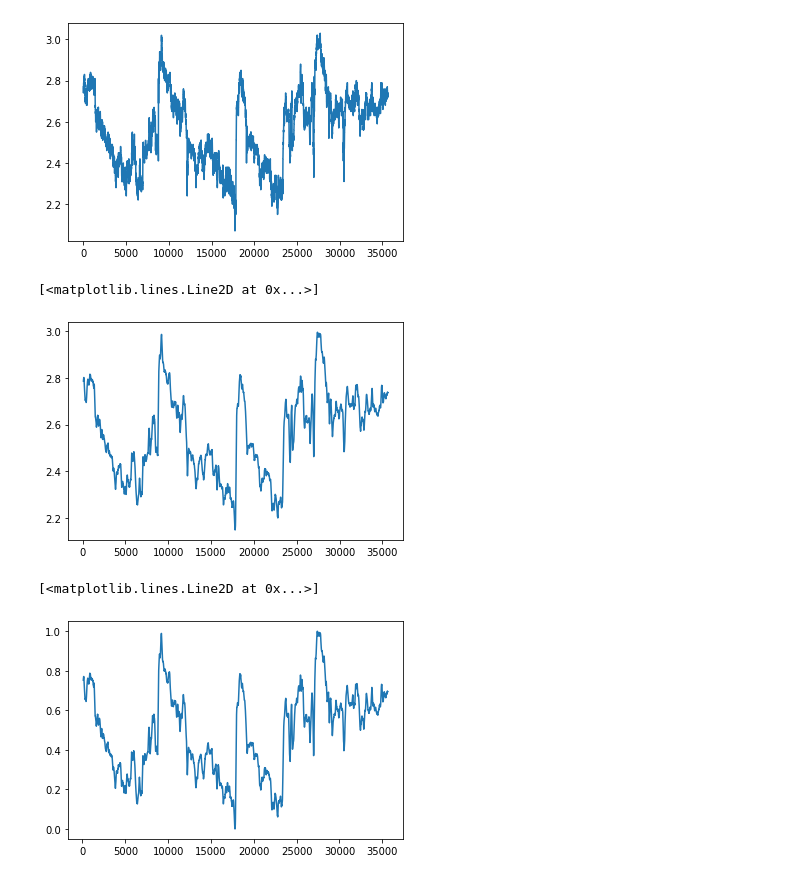
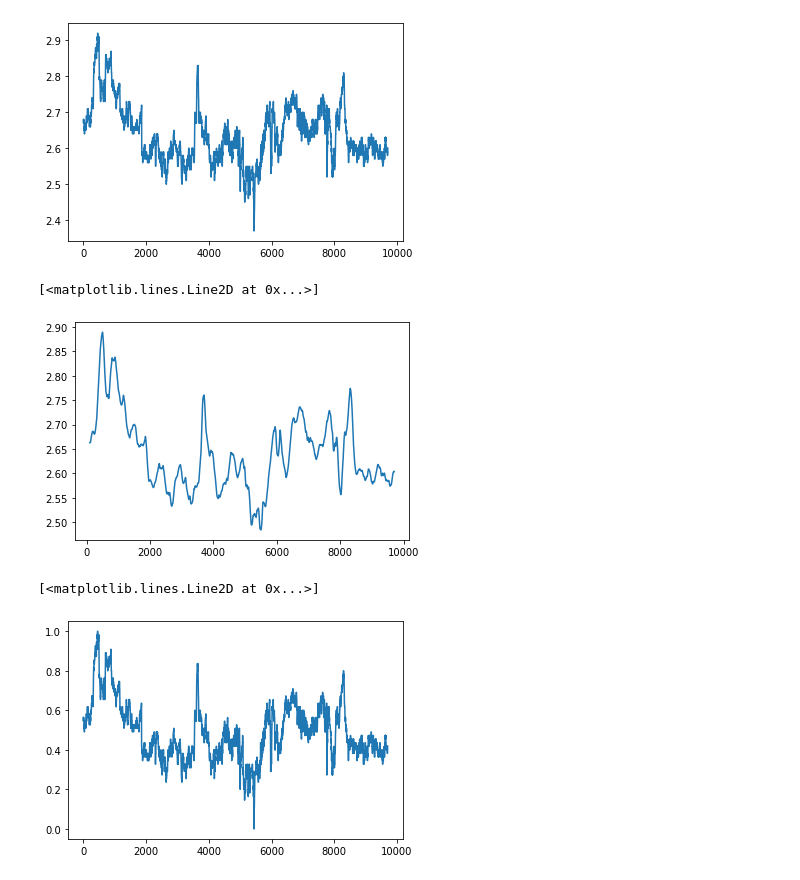
Before and after one commit to s0lvang/ideal-pancake, a Jupyter notebook: misc/notebooks/plot_pupil_diameter.ipynb, the cells around one changed output. Cells and saved outputs as stored; diff of their text form; code cells hidden in the pictures.

Commit message:
normalize labels

```diff
--- a/misc/notebooks/plot_pupil_diameter.ipynb
+++ b/misc/notebooks/plot_pupil_diameter.ipynb
@@ -2,10 +2,14 @@
 import numpy as np
 import pandas as pd
 from matplotlib import pyplot as plt
+# %%
+df = pd.read_csv("../../datasets/emip-enhanced/data/90_rawdata.tsv", sep="\t", comment="#")
 # %%
-df = pd.read_csv("../../datasets/emip-enhanced/data/99_rawdata.tsv", sep="\t", comment="#")
+calibration_df = df[df["status"] == "CALIBRATION"]
+calibration_avg = calibration_df["L Mapped Diameter [mm]"].mean()
+print(calibration_avg)
 df = df[df["status"] == "READING"]
-df = df[["L Mapped Diameter [mm]", "R Mapped Diameter [mm]"]]
+df = df[["L Mapped Diameter [mm]"]]
 df = df.replace({0: np.nan})
 df = df.dropna()
 df
@@ -27,16 +32,16 @@ df
 plt.plot(df["L Mapped Diameter [mm]"].values)
 plt.show()
 # %% [output]
-[figure, old version]
+[figure, new version]
 # %%
 df['rolling'] = df['L Mapped Diameter [mm]'].rolling(100).mean()
 plt.plot(df["rolling"].values)
 # %% [output]
 [<matplotlib.lines.Line2D at 0x...>]
-[figure, old version]
+[figure, new version]
 # %%
 normalized_df = (df-df.min())/(df.max()-df.min())
-plt.plot(normalized_df["rolling"].values)
+plt.plot(normalized_df["L Mapped Diameter [mm]"].values)
 # %% [output]
 [<matplotlib.lines.Line2D at 0x...>]
-[figure, old version]
+[figure, new version]
```
Also changed, not shown: parts of 4 cells of this notebook, 3 other files.
